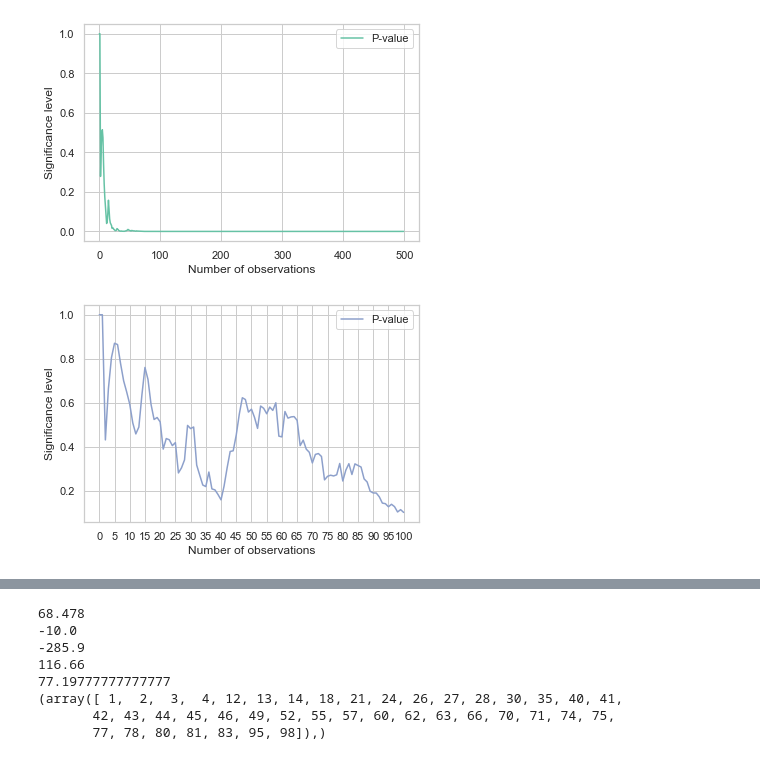
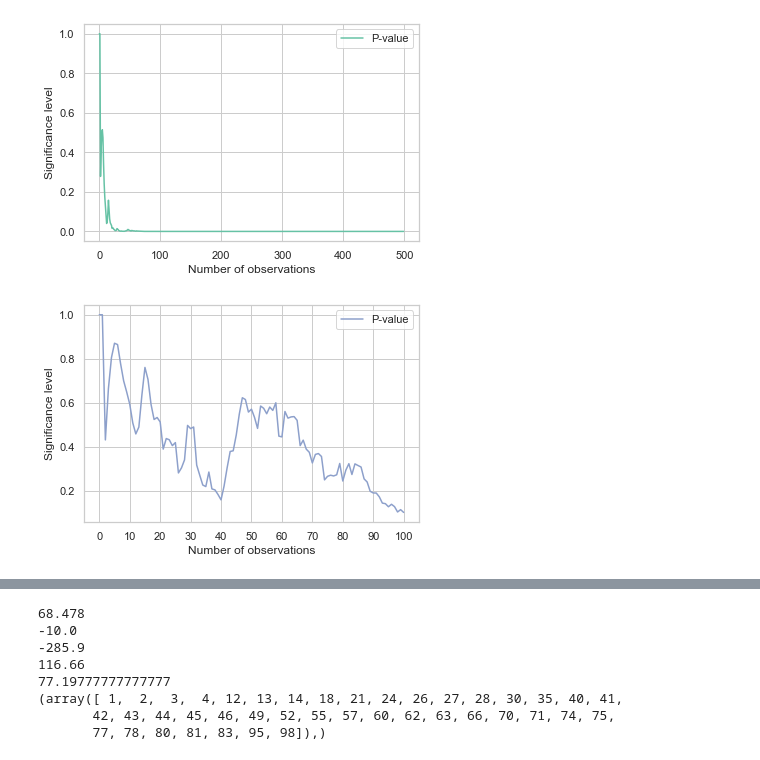
Before and after one commit to bendiknordeng/Epidemiologic-Strategies, a Jupyter notebook: notebooks/plot_results.ipynb, the cells around one changed output, grey strips where cells are left out. Saved outputs shown, nothing was run; the diff lists cells and outputs as text; code cells hidden in the pictures.

```diff
--- a/notebooks/plot_results.ipynb
+++ b/notebooks/plot_results.ipynb
@@ -433,22 +409,22 @@ plt.savefig("../plots/computational_study/weighted_significance.png")
 # %%
 objective_value_best = objective_values[list(sorted_dead.keys())[0]][:,0]
 objective_value_second_best = objective_values[list(sorted_dead.keys())[1]][:,0]
 
 p_values = np.zeros(len(objective_value_best))
 observations = np.arange(len(objective_value_best))
 for i in range(len(objective_value_best)-1):
     p_values[i] = t_test(objective_value_best[:i], objective_value_second_best[:i])
 p_values[np.isnan(p_values)] = 1
 
 sns.set()
 sns.set_style("whitegrid")
 sns.lineplot(observations[:101], p_values[:101], label="P-value", color=colors[2])
-plt.xticks(observations[0:101:5])
+plt.xticks(observations[0:101:10])
 plt.xlabel("Number of observations")
 plt.ylabel("Significance level")
-plt.savefig("../plots/computational_study/fatalities_significance_narrowed.png")
+plt.savefig("../plots/computational_study/fatalities_significance_narrowed.png", dpi=200)
 # %% [output]
-[figure, old version]
+[figure, new version]
 # %%
 
 observations = np.arange(len(objective_value_best))
```
Also changed, not shown: parts of 10 cells of this notebook, 1 other file.
